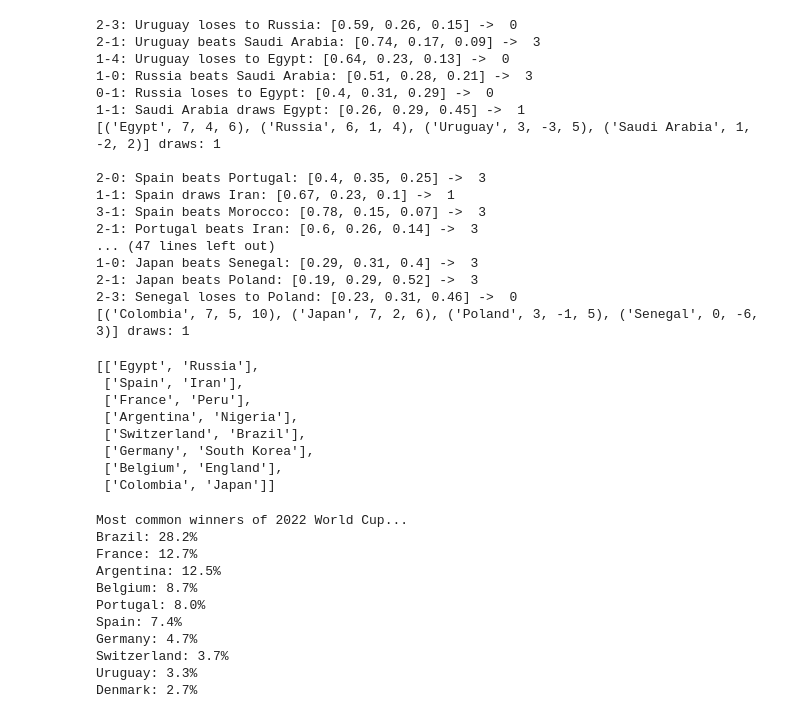
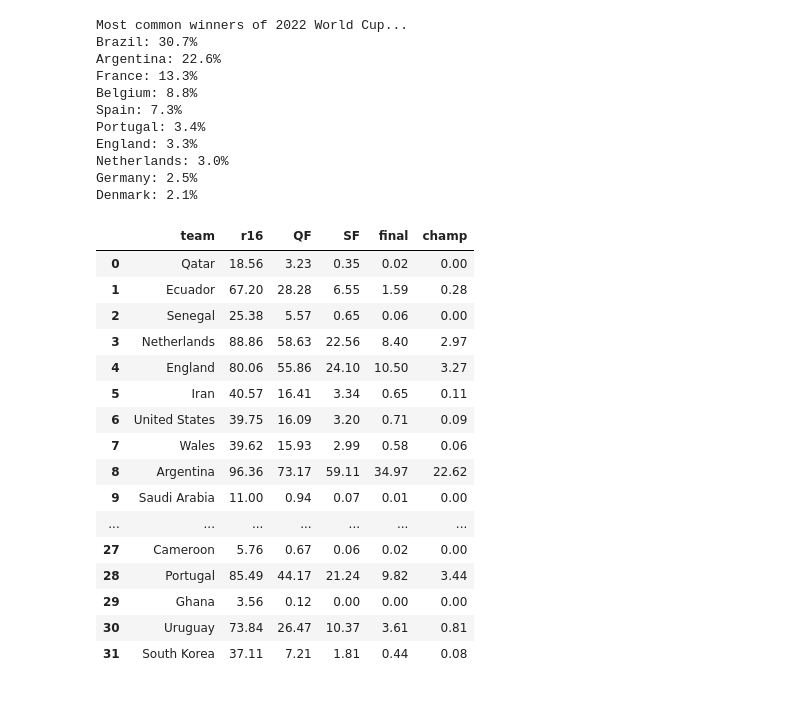
Before and after one commit to bonyejekwe/World_Cup_Simulator, a Jupyter notebook: WorldCup.ipynb, the cells around one changed output. Drawn from its saved outputs; the diff is of its cells as text; code cells hidden in the pictures.

Commit message:
Restructed simulation

```diff
--- a/WorldCup.ipynb
+++ b/WorldCup.ipynb
@@ -101,28 +72,2 @@ print(s.get_result("summary"))
-# %%
-s.get_knockout_round(True)
-# %% [output]
-2-3: Uruguay loses to Russia: [0.59, 0.26, 0.15] ->  0
-2-1: Uruguay beats Saudi Arabia: [0.74, 0.17, 0.09] ->  3
-1-4: Uruguay loses to Egypt: [0.64, 0.23, 0.13] ->  0
-1-0: Russia beats Saudi Arabia: [0.51, 0.28, 0.21] ->  3
-0-1: Russia loses to Egypt: [0.4, 0.31, 0.29] ->  0
-1-1: Saudi Arabia draws Egypt: [0.26, 0.29, 0.45] ->  1
-[('Egypt', 7, 4, 6), ('Russia', 6, 1, 4), ('Uruguay', 3, -3, 5), ('Saudi Arabia', 1, -2, 2)] draws: 1
-
-2-0: Spain beats Portugal: [0.4, 0.35, 0.25] ->  3
-1-1: Spain draws Iran: [0.67, 0.23, 0.1] ->  1
-3-1: Spain beats Morocco: [0.78, 0.15, 0.07] ->  3
-2-1: Portugal beats Iran: [0.6, 0.26, 0.14] ->  3
-... (47 lines left out)
-1-0: Japan beats Senegal: [0.29, 0.31, 0.4] ->  3
-2-1: Japan beats Poland: [0.19, 0.29, 0.52] ->  3
-2-3: Senegal loses to Poland: [0.23, 0.31, 0.46] ->  0
-[('Colombia', 7, 5, 10), ('Japan', 7, 2, 6), ('Poland', 3, -1, 5), ('Senegal', 0, -6, 3)] draws: 1
-[['Egypt', 'Russia'],
- ['Spain', 'Iran'],
- ['France', 'Peru'],
- ['Argentina', 'Nigeria'],
- ['Switzerland', 'Brazil'],
- ['Germany', 'South Korea'],
- ['Belgium', 'England'],
- ['Colombia', 'Japan']]
+# %%
+results = s.get_simulation_results(10000)
@@ -129,15 +76,36 @@ s.get_knockout_round(True)
 # %%
-for year in [2022]: #[2010, 2014, 2018, 2022]:
-    common_winners(year, 10000)
+common_winners(results, YEAR, 10000)
 # %% [output]
 Most common winners of 2022 World Cup...
-Brazil: 28.2%
-France: 12.7%
-Argentina: 12.5%
-Belgium: 8.7%
-Portugal: 8.0%
-Spain: 7.4%
-Germany: 4.7%
-Switzerland: 3.7%
-Uruguay: 3.3%
-Denmark: 2.7%
+Brazil: 30.7%
+Argentina: 22.6%
+France: 13.3%
+Belgium: 8.8%
+Spain: 7.3%
+Portugal: 3.4%
+England: 3.3%
+Netherlands: 3.0%
+Germany: 2.5%
+Denmark: 2.1%
+# %%
+groups_list = get_groups(YEAR).values()
+probs = get_prob_df(results, groups_list, 10000)
+probs
+# %% [output]
+|  | team | r16 | QF | SF | final | champ |
+| 0 | Qatar | 18.56 | 3.23 | 0.35 | 0.02 | 0.00 |
+| 1 | Ecuador | 67.20 | 28.28 | 6.55 | 1.59 | 0.28 |
+| 2 | Senegal | 25.38 | 5.57 | 0.65 | 0.06 | 0.00 |
+| 3 | Netherlands | 88.86 | 58.63 | 22.56 | 8.40 | 2.97 |
+| 4 | England | 80.06 | 55.86 | 24.10 | 10.50 | 3.27 |
+| 5 | Iran | 40.57 | 16.41 | 3.34 | 0.65 | 0.11 |
+| 6 | United States | 39.75 | 16.09 | 3.20 | 0.71 | 0.09 |
+| 7 | Wales | 39.62 | 15.93 | 2.99 | 0.58 | 0.06 |
+| 8 | Argentina | 96.36 | 73.17 | 59.11 | 34.97 | 22.62 |
+| 9 | Saudi Arabia | 11.00 | 0.94 | 0.07 | 0.01 | 0.00 |
+| ... | ... | ... | ... | ... | ... | ... |
+| 27 | Cameroon | 5.76 | 0.67 | 0.06 | 0.02 | 0.00 |
+| 28 | Portugal | 85.49 | 44.17 | 21.24 | 9.82 | 3.44 |
+| 29 | Ghana | 3.56 | 0.12 | 0.00 | 0.00 | 0.00 |
+| 30 | Uruguay | 73.84 | 26.47 | 10.37 | 3.61 | 0.81 |
+| 31 | South Korea | 37.11 | 7.21 | 1.81 | 0.44 | 0.08 |
```
Also changed, not shown: parts of 13 cells of this notebook, 7 other files.
